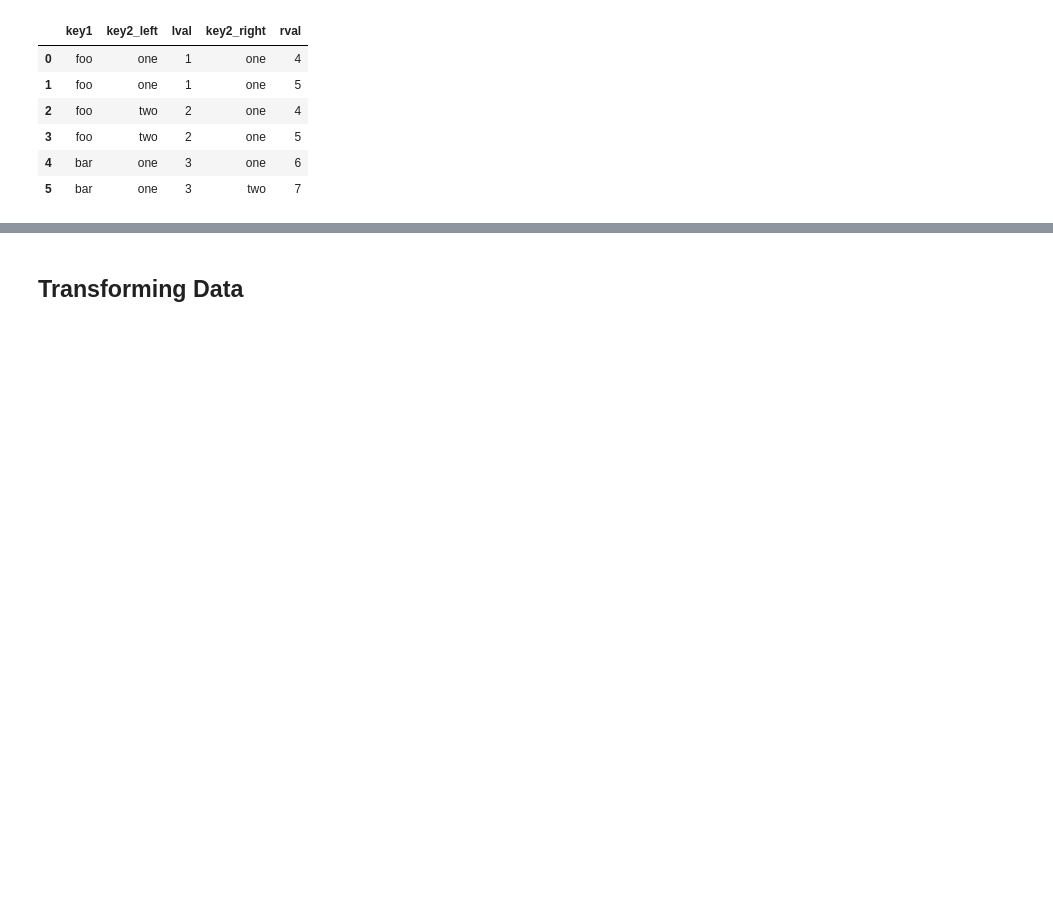
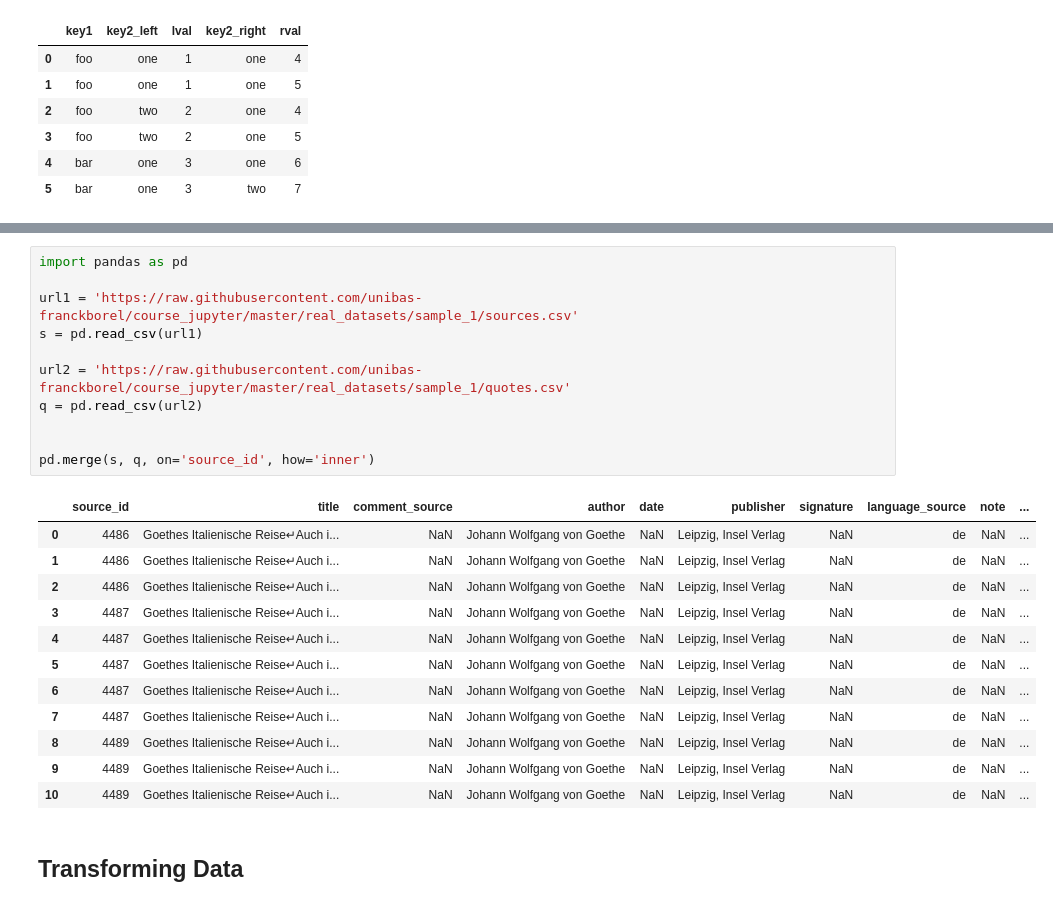
Before and after one commit to natriumoxid/course_jupyter, a Jupyter notebook: introduction_to_ipython_with_solutions.ipynb, the cells around one changed output, grey strips where cells are left out. Saved outputs shown, nothing was run; the diff lists cells and outputs as text; blank space fills up the shorter version.

```diff
--- a/introduction_to_ipython_with_solutions.ipynb
+++ b/introduction_to_ipython_with_solutions.ipynb
@@ -449,3 +371,27 @@ pd.concat([df1, df2], ignore_index=True)
+# %%
+import pandas as pd
+
+url1 = 'https://raw.githubusercontent.com/unibas-franckborel/course_jupyter/master/real_datasets/sample_1/sources.csv'
+s = pd.read_csv(url1)
+
+url2 = 'https://raw.githubusercontent.com/unibas-franckborel/course_jupyter/master/real_datasets/sample_1/quotes.csv'
+q = pd.read_csv(url2)
+
+
+pd.merge(s, q, on='source_id', how='inner')
+# %% [output]
+|  | source_id | title | comment_source | author | date | publisher | signature | language_source | note | ... |
+| 0 | 4486 | Goethes Italienische Reise↵Auch i... | NaN | Johann Wolfgang von Goethe | NaN | Leipzig, Insel Verlag | NaN | de | NaN | ... |
+| 1 | 4486 | Goethes Italienische Reise↵Auch i... | NaN | Johann Wolfgang von Goethe | NaN | Leipzig, Insel Verlag | NaN | de | NaN | ... |
+| 2 | 4486 | Goethes Italienische Reise↵Auch i... | NaN | Johann Wolfgang von Goethe | NaN | Leipzig, Insel Verlag | NaN | de | NaN | ... |
+| 3 | 4487 | Goethes Italienische Reise↵Auch i... | NaN | Johann Wolfgang von Goethe | NaN | Leipzig, Insel Verlag | NaN | de | NaN | ... |
+| 4 | 4487 | Goethes Italienische Reise↵Auch i... | NaN | Johann Wolfgang von Goethe | NaN | Leipzig, Insel Verlag | NaN | de | NaN | ... |
+| 5 | 4487 | Goethes Italienische Reise↵Auch i... | NaN | Johann Wolfgang von Goethe | NaN | Leipzig, Insel Verlag | NaN | de | NaN | ... |
+| 6 | 4487 | Goethes Italienische Reise↵Auch i... | NaN | Johann Wolfgang von Goethe | NaN | Leipzig, Insel Verlag | NaN | de | NaN | ... |
+| 7 | 4487 | Goethes Italienische Reise↵Auch i... | NaN | Johann Wolfgang von Goethe | NaN | Leipzig, Insel Verlag | NaN | de | NaN | ... |
+| 8 | 4489 | Goethes Italienische Reise↵Auch i... | NaN | Johann Wolfgang von Goethe | NaN | Leipzig, Insel Verlag | NaN | de | NaN | ... |
+| 9 | 4489 | Goethes Italienische Reise↵Auch i... | NaN | Johann Wolfgang von Goethe | NaN | Leipzig, Insel Verlag | NaN | de | NaN | ... |
+| 10 | 4489 | Goethes Italienische Reise↵Auch i... | NaN | Johann Wolfgang von Goethe | NaN | Leipzig, Insel Verlag | NaN | de | NaN | ... |
 # %% [markdown]
 ## Transforming Data
 # %% [markdown]
```
Also changed, not shown: parts of 21 cells of this notebook, 1 other file.
